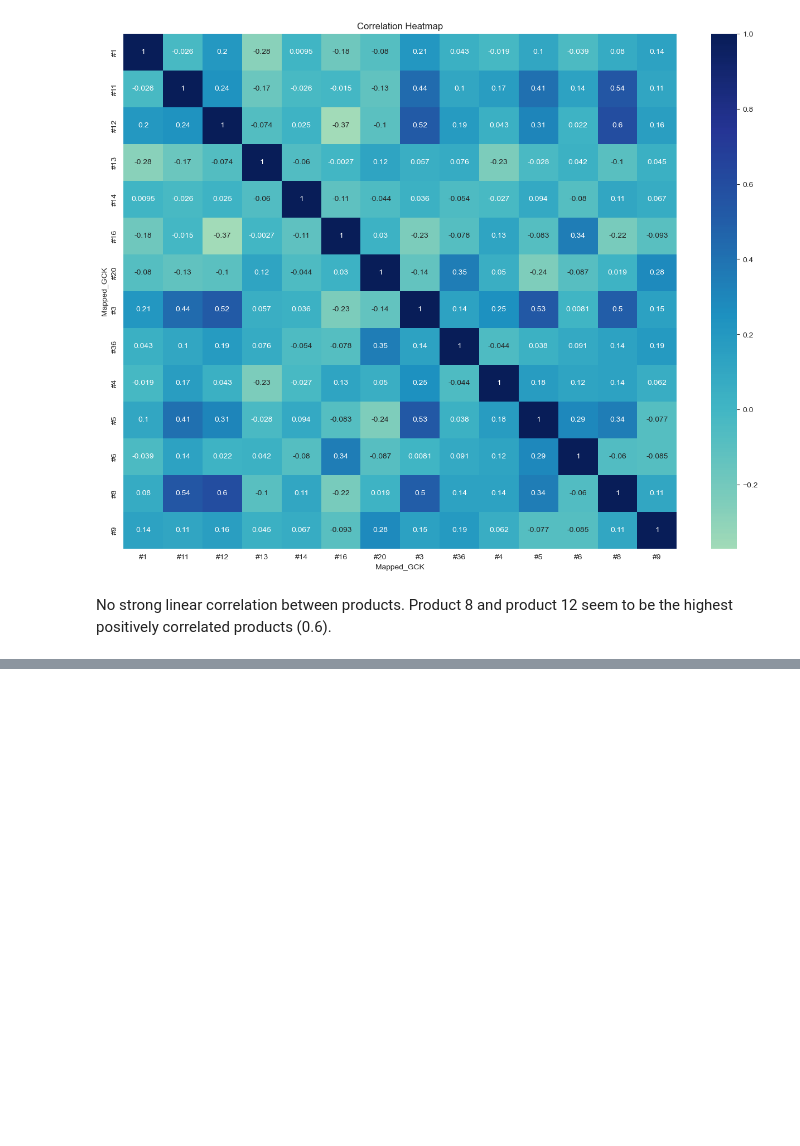
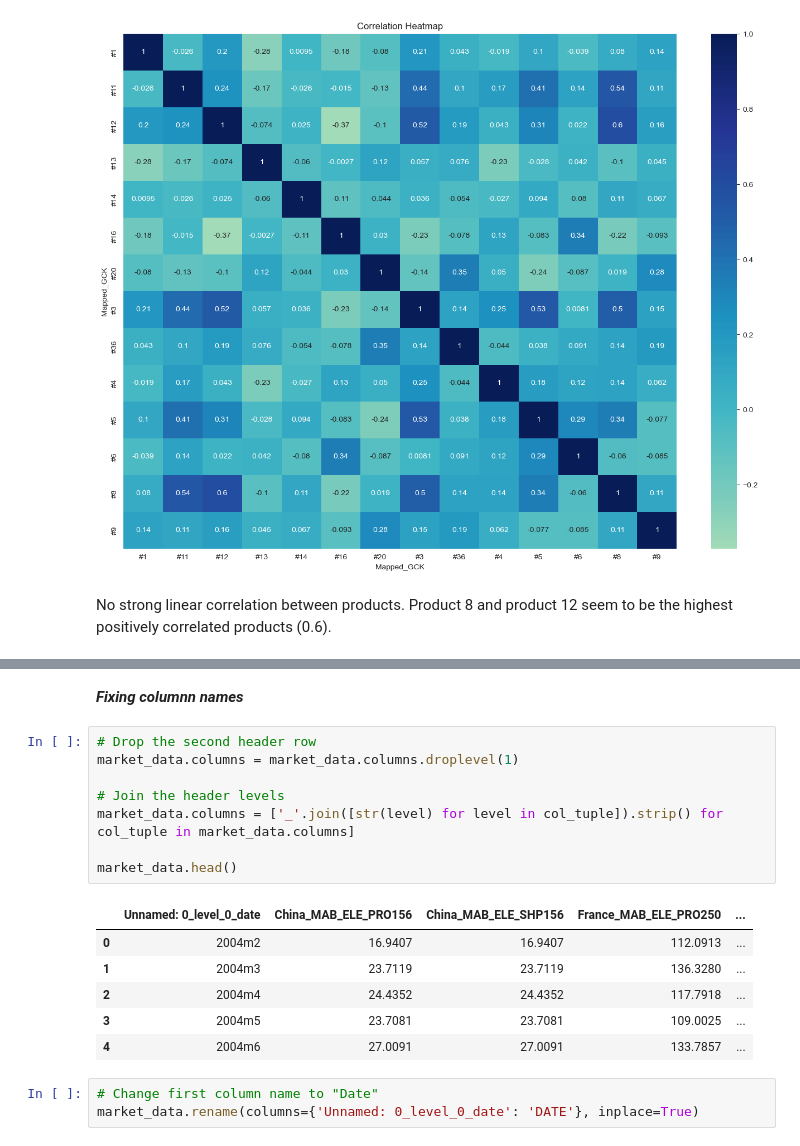
Before and after one commit to RubenCMarques/Case-2--Siemens-Sales-Forecast, a Jupyter notebook: Notebooks/Group_D_Source_Code.ipynb, the cells around one changed output, grey strips where cells are left out. Cells and saved outputs as stored; diff of their text form; blank space fills up the shorter version.

```diff
--- a/Notebooks/Group_D_Source_Code.ipynb
+++ b/Notebooks/Group_D_Source_Code.ipynb
@@ -640,0 +672,20 @@ No strong linear correlation between products. Product 8 and product 12 seem to
+# %% [markdown]
+***Fixing columnn names***
+# %%
+# Drop the second header row
+market_data.columns = market_data.columns.droplevel(1)
+
+# Join the header levels
+market_data.columns = ['_'.join([str(level) for level in col_tuple]).strip() for col_tuple in market_data.columns]
+
+market_data.head()
+# %% [output]
+|  | Unnamed: 0_level_0_date | China_MAB_ELE_PRO156 | China_MAB_ELE_SHP156 | France_MAB_ELE_PRO250 | ... |
+| 0 | 2004m2 | 16.9407 | 16.9407 | 112.0913 | ... |
+| 1 | 2004m3 | 23.7119 | 23.7119 | 136.3280 | ... |
+| 2 | 2004m4 | 24.4352 | 24.4352 | 117.7918 | ... |
+| 3 | 2004m5 | 23.7081 | 23.7081 | 109.0025 | ... |
+| 4 | 2004m6 | 27.0091 | 27.0091 | 133.7857 | ... |
+# %%
+# Change first column name to "Date"
+market_data.rename(columns={'Unnamed: 0_level_0_date': 'DATE'}, inplace=True)
```
Also changed, not shown: parts of 17 cells of this notebook.
